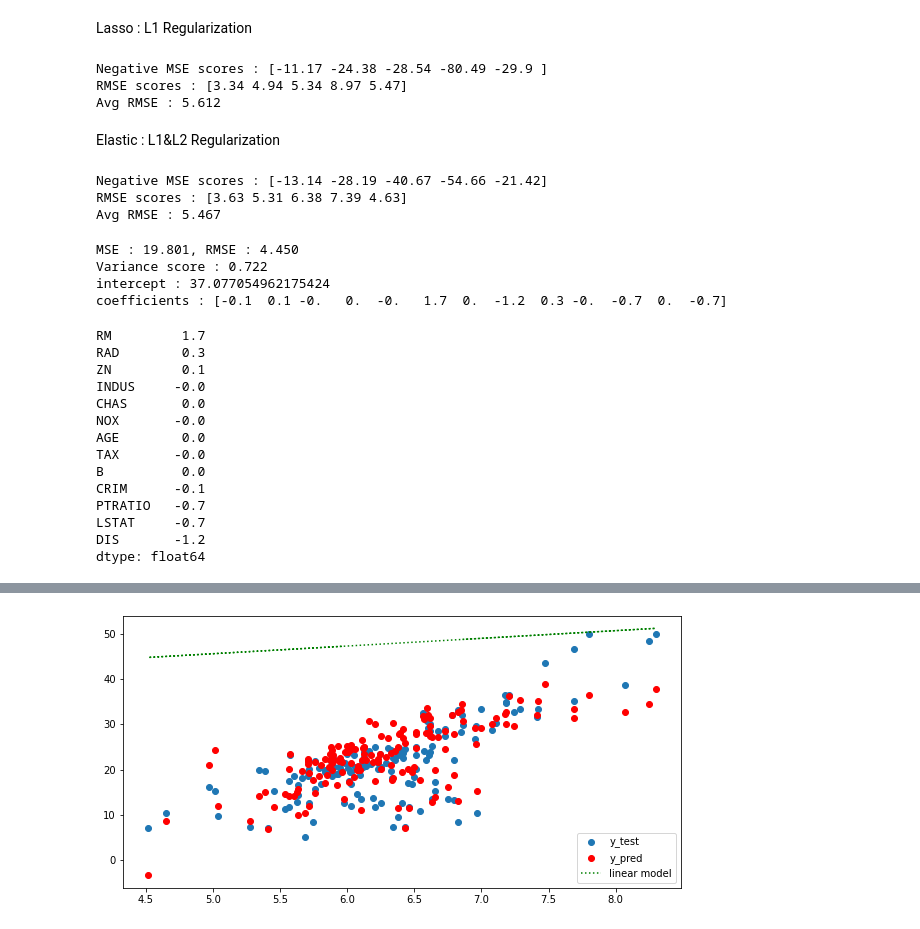
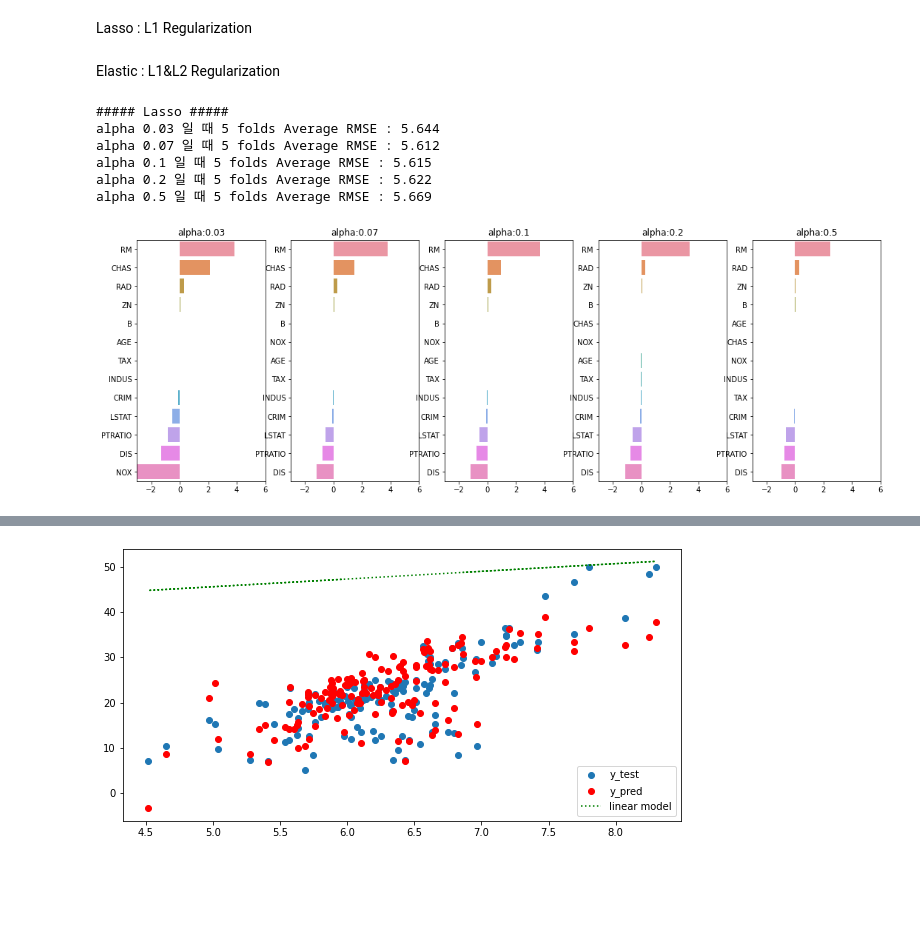
Before and after one commit to Matlab7/sv_ml_study, a Jupyter notebook: assignments/donggeol.yang/week04_regression/regression_trial1.ipynb, the cells around one changed output, grey strips where cells are left out. Cells and saved outputs as stored; diff of their text form; code cells hidden in the pictures; blank space fills up the shorter version.

```diff
--- a/assignments/donggeol.yang/week04_regression/regression_trial1.ipynb
+++ b/assignments/donggeol.yang/week04_regression/regression_trial1.ipynb
@@ -276,13 +422,5 @@ Avg RMSE : 5.330
 Lasso : L1 Regularization
 # %%
 from sklearn.linear_model import Lasso
-# %%
-lasso = Lasso(alpha=0.07)
-
-cross_val_score_model(lasso, x_data, y_target)
-# %% [output]
-Negative MSE scores : [-11.17 -24.38 -28.54 -80.49 -29.9 ]
-RMSE scores : [3.34 4.94 5.34 8.97 5.47]
-Avg RMSE : 5.612
 # %% [markdown]
 Elastic : L1&L2 Regularization
@@ -291,39 +427,12 @@ from sklearn.linear_model import ElasticNet
-# %%
-elas = ElasticNet(alpha=0.5, l1_ratio=0.7)
-
-cross_val_score_model(elas, x_data, y_target)
-# %% [output]
-Negative MSE scores : [-13.14 -28.19 -40.67 -54.66 -21.42]
-RMSE scores : [3.63 5.31 6.38 7.39 4.63]
-Avg RMSE : 5.467
-# %%
-elas.fit(x_train, y_train)
-
-elas_preds = elas.predict(x_test)
-
-eval_models(y_test, elas_preds)
-
-print(f'intercept : {elas.intercept_}')
-print(f'coefficients : {np.round(elas.coef_,1)}')
-
-elas_coeff = pd.Series(data=np.round(elas.coef_,1), index=x_data.columns)
-elas_coeff.sort_values(ascending=False)
-# %% [output]
-MSE : 19.801, RMSE : 4.450
-Variance score : 0.722
-intercept : 37.077054962175424
-coefficients : [-0.1  0.1 -0.   0.  -0.   1.7  0.  -1.2  0.3 -0.  -0.7  0.  -0.7]
-RM         1.7
-RAD        0.3
-ZN         0.1
-INDUS     -0.0
-CHAS       0.0
-NOX       -0.0
-AGE        0.0
-TAX       -0.0
-B          0.0
-CRIM      -0.1
-PTRATIO   -0.7
-LSTAT     -0.7
-DIS       -1.2
-dtype: float64
+# %%
+lasso_test_alphas = [0.03, 0.07, 0.1, 0.2, 0.5]
+
+lasso_result_coeff = cross_val_score_reg_model('Lasso', x_data, y_target, lasso_test_alphas)
+# %% [output]
+##### Lasso #####
+alpha 0.03 일 때 5 folds Average RMSE : 5.644
+alpha 0.07 일 때 5 folds Average RMSE : 5.612
+alpha 0.1 일 때 5 folds Average RMSE : 5.615
+alpha 0.2 일 때 5 folds Average RMSE : 5.622
+alpha 0.5 일 때 5 folds Average RMSE : 5.669
+[figure, added]
```
Also changed, not shown: parts of 22 cells of this notebook, 1 other file.
